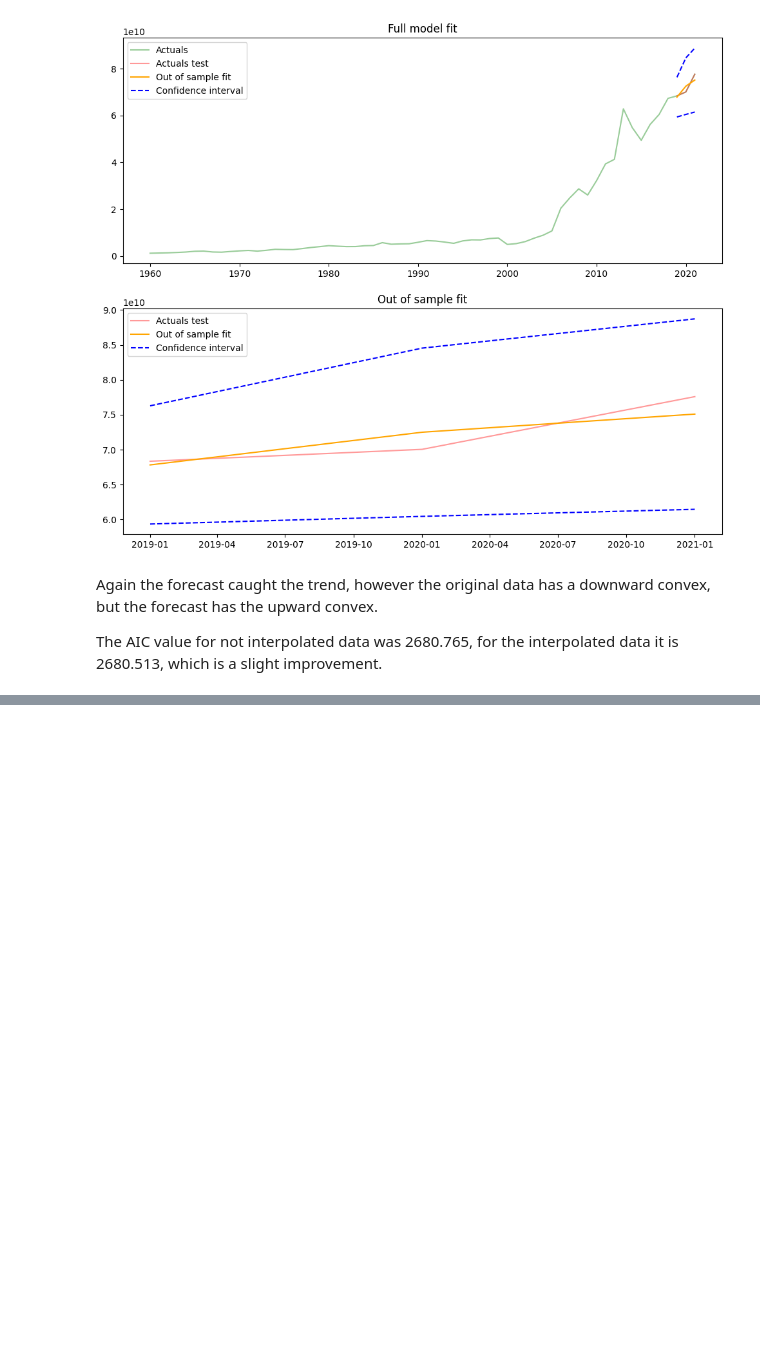
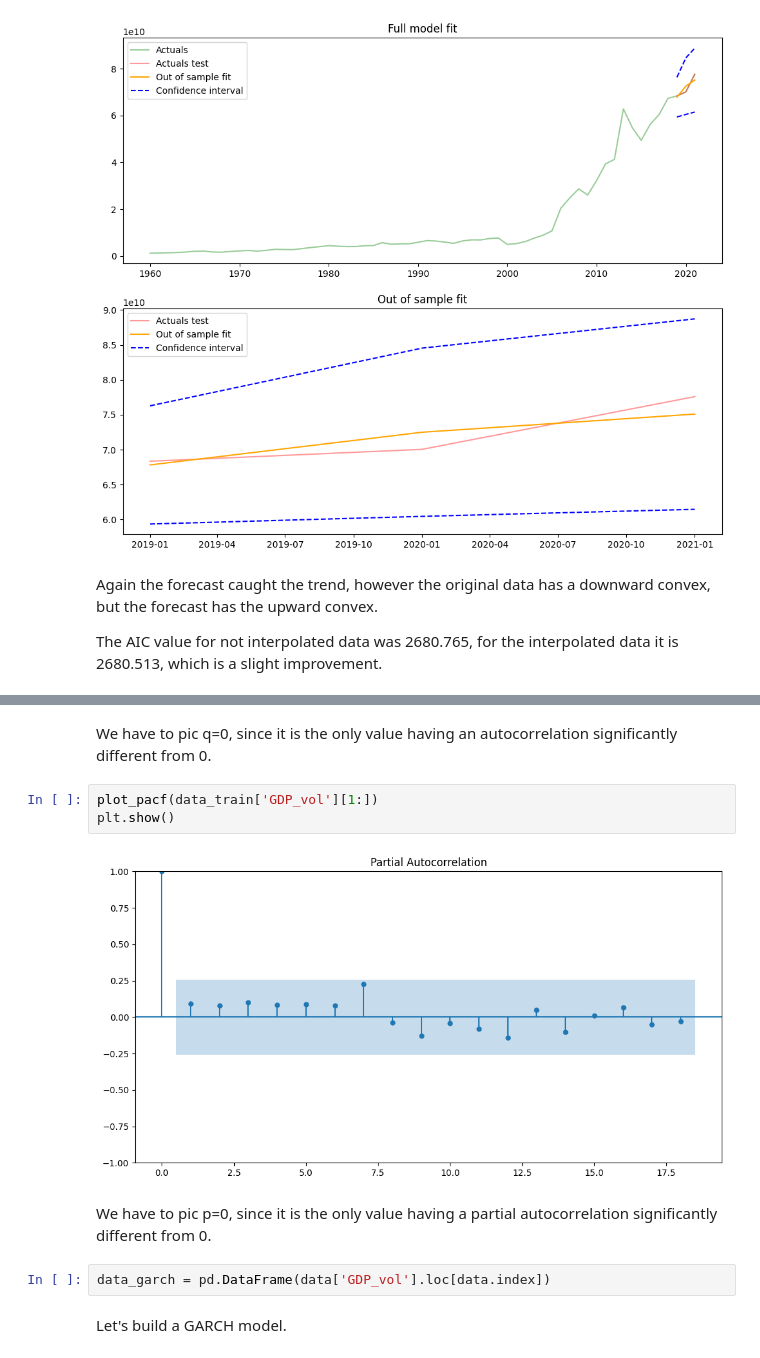
Before and after one commit to helios12/DataScienceProjects, a Jupyter notebook: tasks/task-10/Task-10-MATH-ML-13.Time_series.ipynb, the cells around one changed output, grey strips where cells are left out. Cells and saved outputs as stored; diff of their text form; blank space fills up the shorter version.

```diff
--- a/tasks/task-10/Task-10-MATH-ML-13.Time_series.ipynb
+++ b/tasks/task-10/Task-10-MATH-ML-13.Time_series.ipynb
@@ -616,0 +675,13 @@ The AIC value for not interpolated data was 2680.765, for the interpolated data
+# %% [markdown]
+We have to pic q=0, since it is the only value having an autocorrelation significantly different from 0.
+# %%
+plot_pacf(data_train['GDP_vol'][1:])
+plt.show()
+# %% [output]
+[figure, added]
+# %% [markdown]
+We have to pic p=0, since it is the only value having a partial autocorrelation significantly different from 0.
+# %%
+data_garch = pd.DataFrame(data['GDP_vol'].loc[data.index])
+# %% [markdown]
+Let's build a GARCH model.
```
Also changed, not shown: parts of 25 cells of this notebook.
